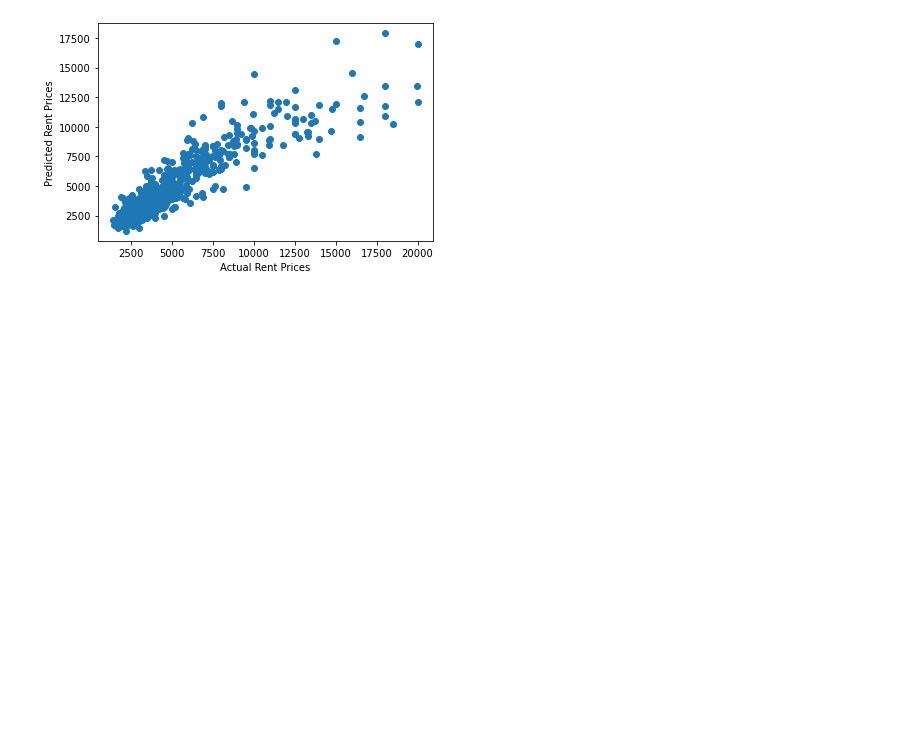
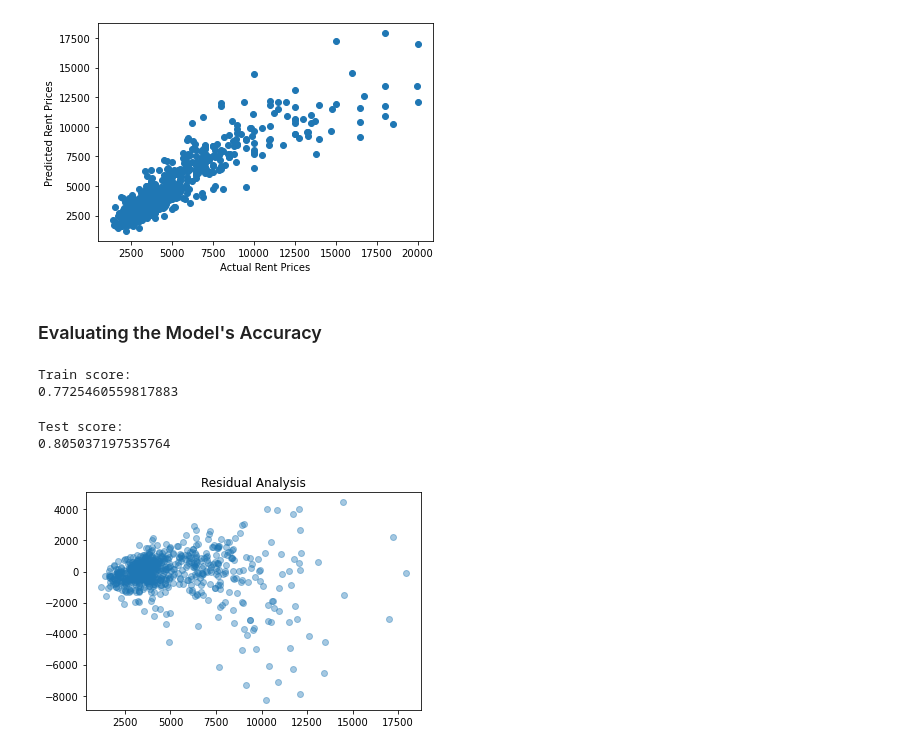
Before and after one commit to mannb986/street_easy, a Jupyter notebook: street_easy.ipynb, the cells around one changed output. Drawn from its saved outputs; the diff is of its cells as text; code cells hidden in the pictures; blank space fills up the shorter version.

```diff
--- a/street_easy.ipynb
+++ b/street_easy.ipynb
@@ -93,3 +97,26 @@ plt.ylabel('Predicted Rent Prices')
 plt.show()
 # %% [output]
 [figure]
+# %% [markdown]
+### Evaluating the Model's Accuracy
+# %%
+print("Train score:")
+print(mlr.score(x_train, y_train))
+# %% [output]
+Train score:
+0.7725460559817883
+# %%
+print("Test score:")
+print(mlr.score(x_test, y_test))
+# %% [output]
+Test score:
+0.805037197535764
+# %%
+residuals = y_predict - y_test
+
+plt.scatter(y_predict, residuals, alpha=0.4)
+plt.title('Residual Analysis')
+
+plt.show()
+# %% [output]
+[figure, added]
```
Also changed, not shown: parts of 8 cells of this notebook.
